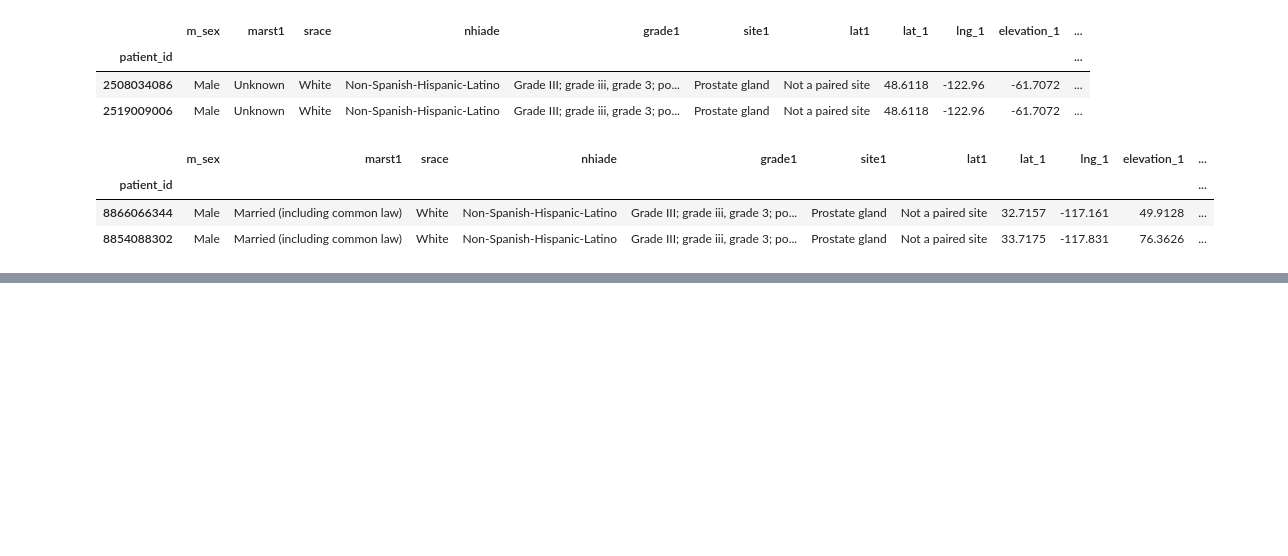
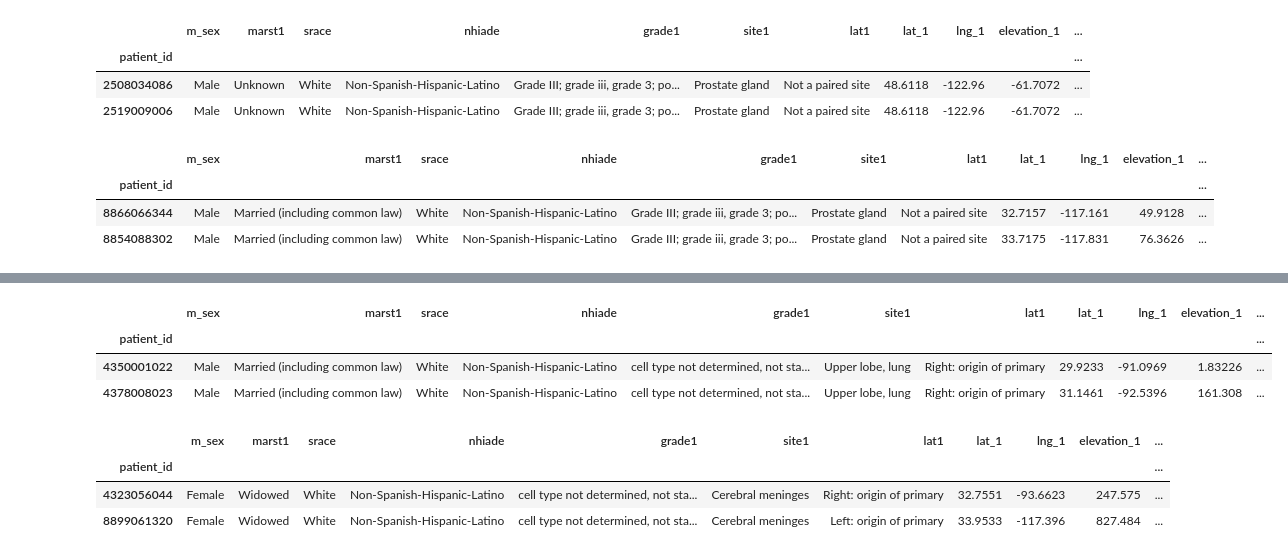
Before and after one commit to doolingdavid/IBA, a Jupyter notebook: IBASEPT2016.ipynb, the cells around one changed output, grey strips where cells are left out. Cells and saved outputs as stored; diff of their text form; code cells hidden in the pictures; blank space fills up the shorter version.

```diff
--- a/IBASEPT2016.ipynb
+++ b/IBASEPT2016.ipynb
@@ -950,0 +926,14 @@ df[goodcols_eval][df.srvm1 == 83]
+# %%
+df[goodcols_eval].loc[[d_t_c[treatmentlung[1]],treatmentlung[1]]]
+# %% [output]
+|  | m_sex | marst1 | srace | nhiade | grade1 | site1 | lat1 | lat_1 | lng_1 | elevation_1 | ... |
+| patient_id |  |  |  |  |  |  |  |  |  |  | ... |
+| 4350001022 | Male | Married (including common law) | White | Non-Spanish-Hispanic-Latino | cell type not determined, not sta... | Upper lobe, lung | Right: origin of primary | 29.9233 | -91.0969 | 1.83226 | ... |
+| 4378008023 | Male | Married (including common law) | White | Non-Spanish-Hispanic-Latino | cell type not determined, not sta... | Upper lobe, lung | Right: origin of primary | 31.1461 | -92.5396 | 161.308 | ... |
+# %%
+df[goodcols_eval].loc[[d_t_c[treatmentcerebral[0]],treatmentcerebral[0]]]
+# %% [output]
+|  | m_sex | marst1 | srace | nhiade | grade1 | site1 | lat1 | lat_1 | lng_1 | elevation_1 | ... |
+| patient_id |  |  |  |  |  |  |  |  |  |  | ... |
+| 4323056044 | Female | Widowed | White | Non-Spanish-Hispanic-Latino | cell type not determined, not sta... | Cerebral meninges | Right: origin of primary | 32.7551 | -93.6623 | 247.575 | ... |
+| 8899061320 | Female | Widowed | White | Non-Spanish-Hispanic-Latino | cell type not determined, not sta... | Cerebral meninges | Left: origin of primary | 33.9533 | -117.396 | 827.484 | ... |
```
Also changed, not shown: parts of 14 cells of this notebook.
